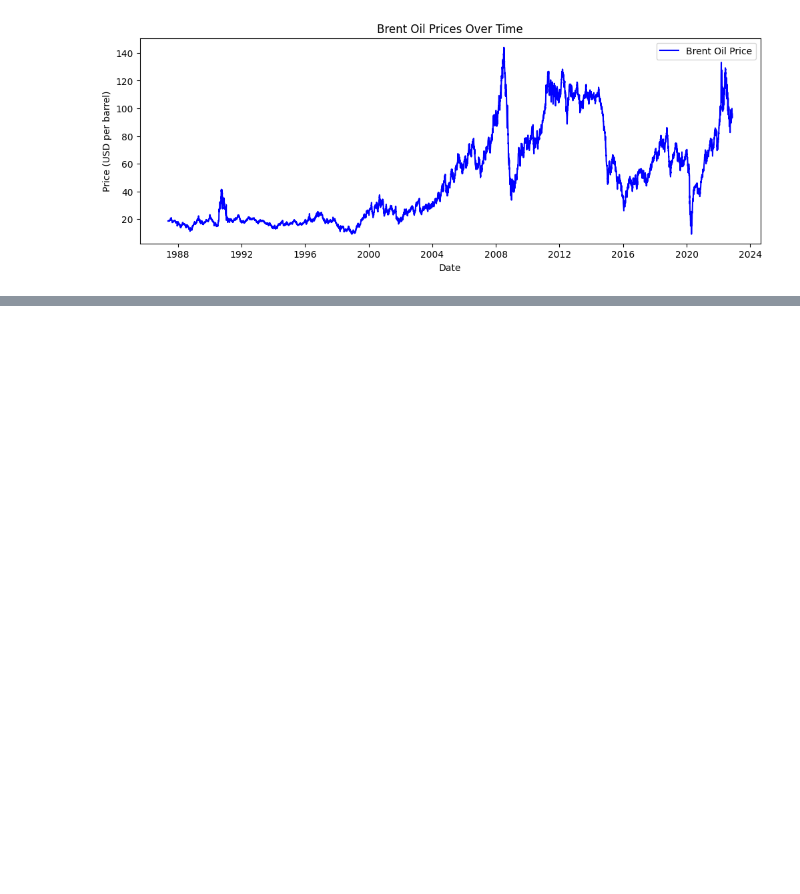
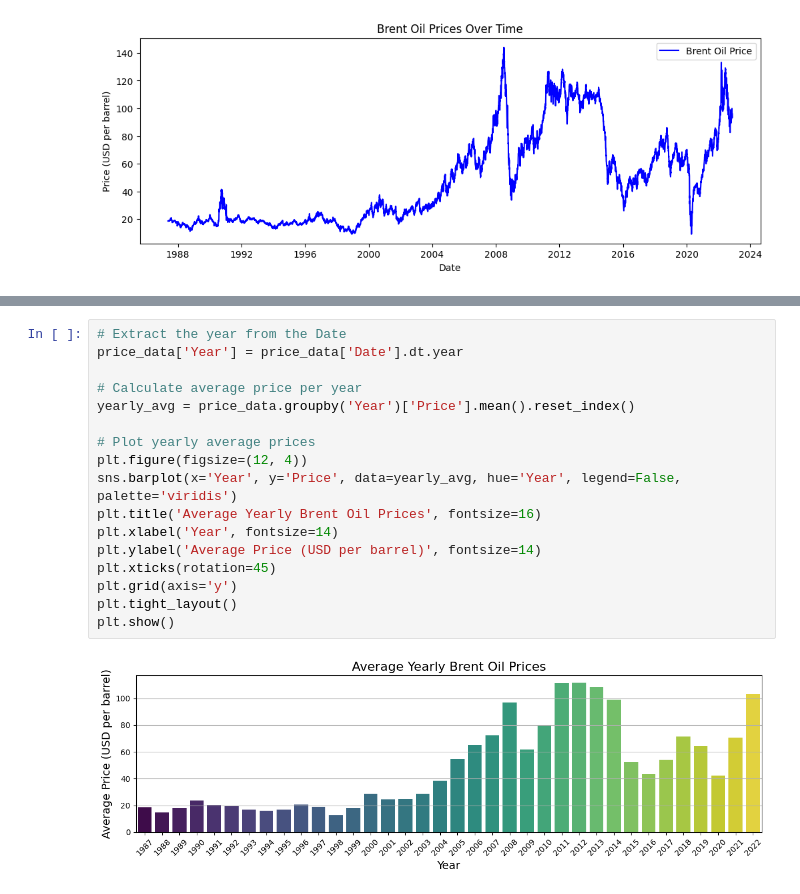
Before and after one commit to nebiyu-getachew/Brent-Time-Shift, a Jupyter notebook: notebooks/task_1.ipynb, the cells around one changed output, grey strips where cells are left out. Cells and saved outputs as stored; diff of their text form; blank space fills up the shorter version.

Commit message:
Aggregate prices by year and visualize seasonal patterns

```diff
--- a/notebooks/task_1.ipynb
+++ b/notebooks/task_1.ipynb
@@ -282,0 +286,19 @@ plt.show()
+# %%
+# Extract the year from the Date
+price_data['Year'] = price_data['Date'].dt.year
+
+# Calculate average price per year
+yearly_avg = price_data.groupby('Year')['Price'].mean().reset_index()
+
+# Plot yearly average prices
+plt.figure(figsize=(12, 4))
+sns.barplot(x='Year', y='Price', data=yearly_avg, hue='Year', legend=False, palette='viridis')
+plt.title('Average Yearly Brent Oil Prices', fontsize=16)
+plt.xlabel('Year', fontsize=14)
+plt.ylabel('Average Price (USD per barrel)', fontsize=14)
+plt.xticks(rotation=45)
+plt.grid(axis='y')
+plt.tight_layout()
+plt.show()
+# %% [output]
+[figure, added]
```
Also changed, not shown: parts of 1 cell of this notebook.
